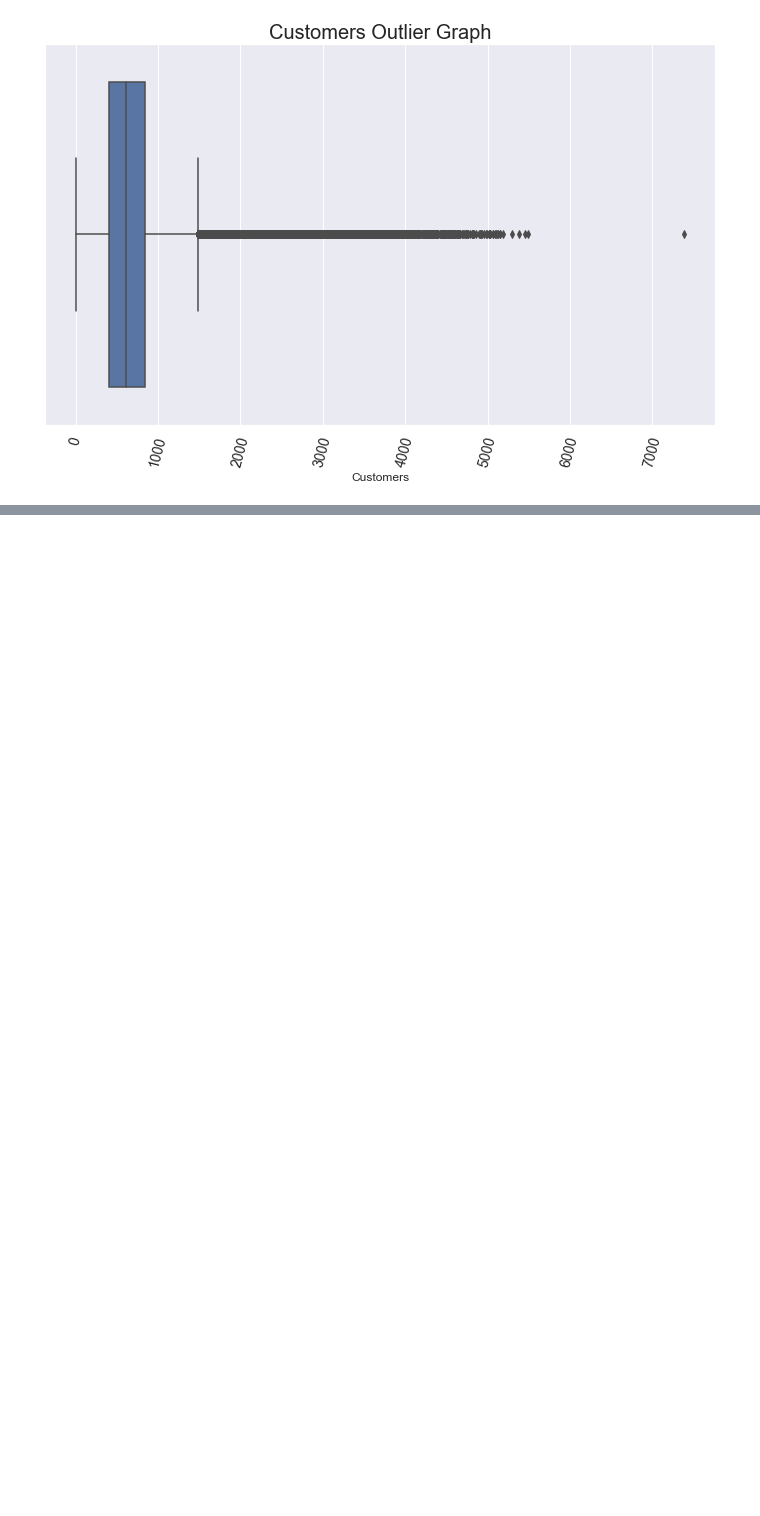
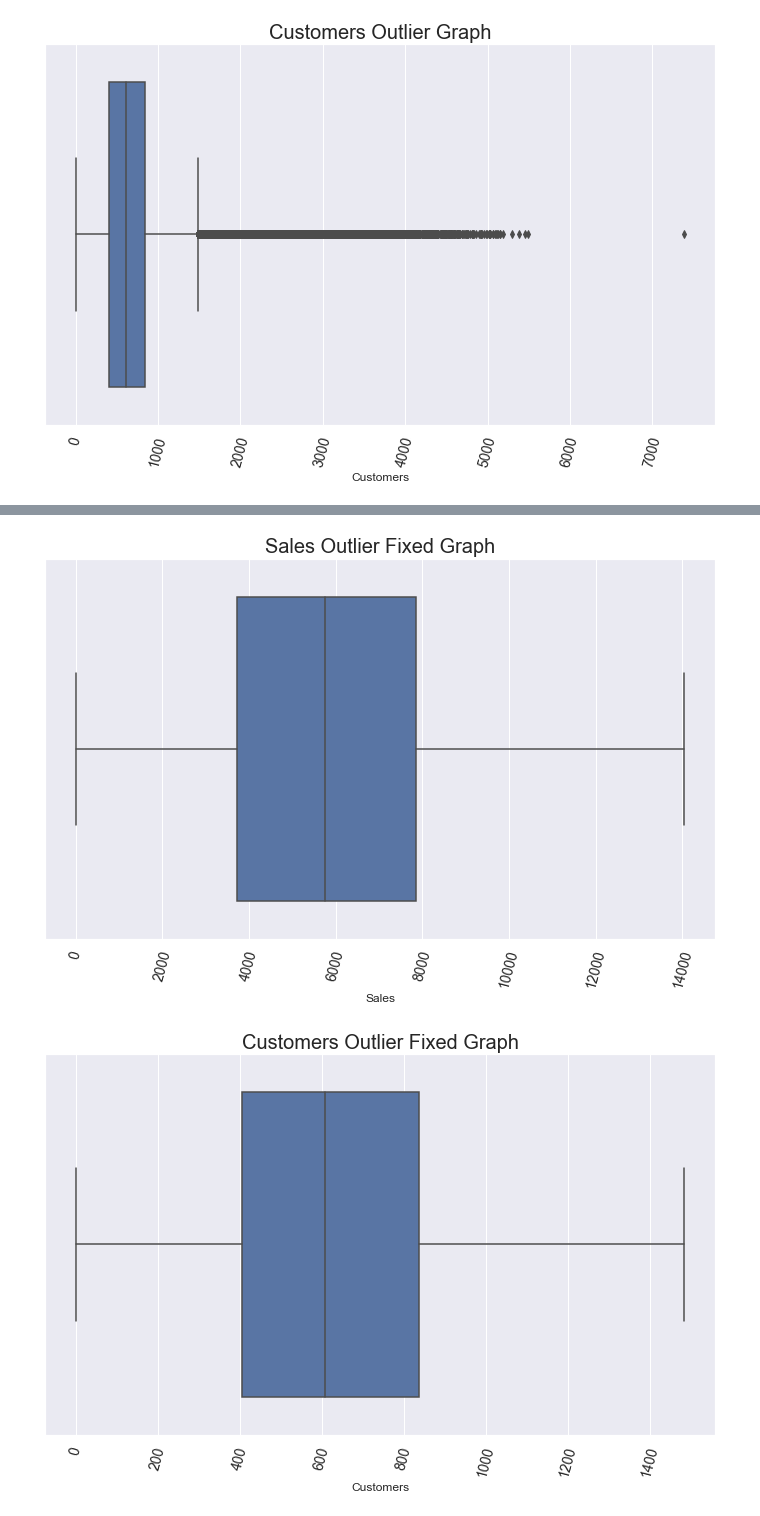
Before and after one commit to yonamg/Pharmaceutical-Sales-Prediction, a Jupyter notebook: notebook/Sales_EDA.ipynb, the cells around one changed output, grey strips where cells are left out. Drawn from its saved outputs; the diff is of its cells as text; code cells hidden in the pictures; blank space fills up the shorter version.

```diff
--- a/notebook/Sales_EDA.ipynb
+++ b/notebook/Sales_EDA.ipynb
@@ -340,0 +358,6 @@ plot.plot_box(train_df, train_df['Customers'], "Customers Outlier Graph")
+# %%
+plot.plot_box(train_df, train_df['Sales'], "Sales Outlier Fixed Graph")
+plot.plot_box(train_df, train_df['Customers'], "Customers Outlier Fixed Graph")
+# %% [output]
+[figure, added]
+[figure, added]
```
Also changed, not shown: parts of 5 cells of this notebook, 1 other file.
